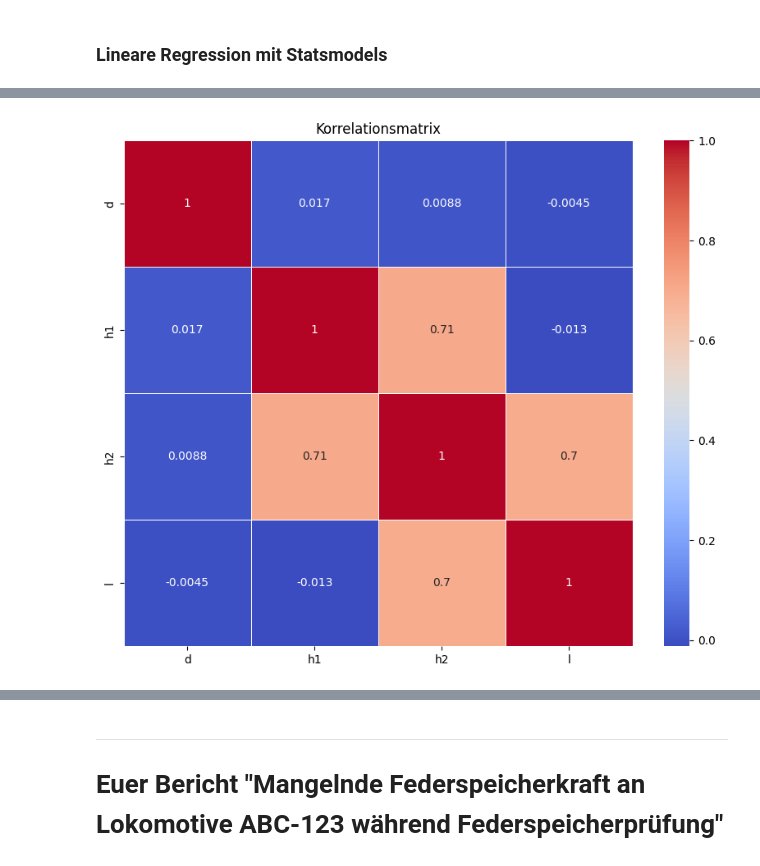
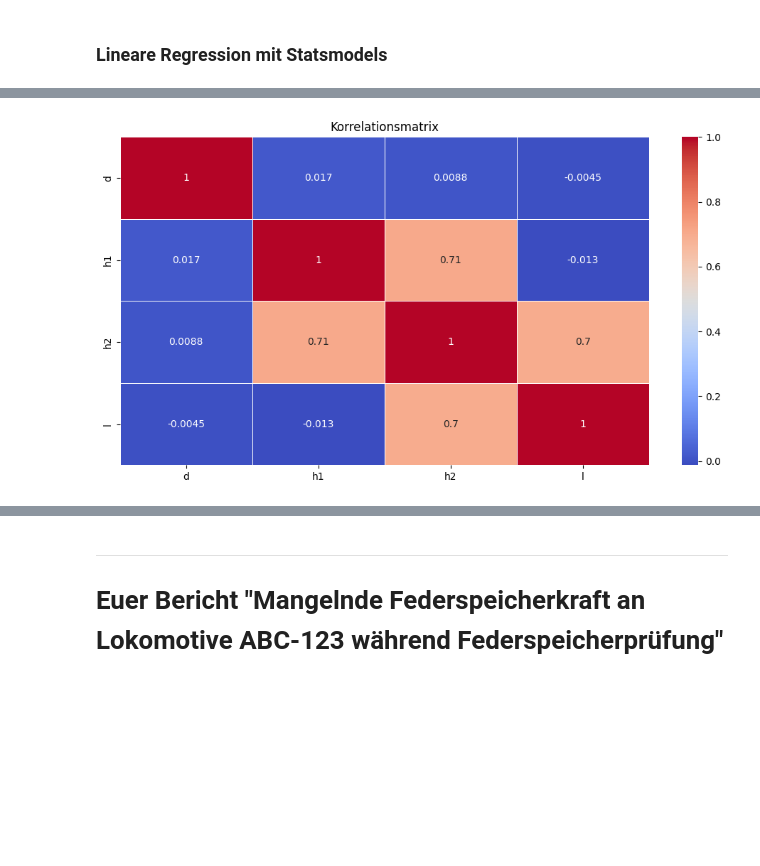
Before and after one commit to FHAC-MdQM/data-exploration-dembski21, a Jupyter notebook: LoadPBdata.ipynb, the cells around one changed output, grey strips where cells are left out. Cells and saved outputs as stored; diff of their text form; code cells hidden in the pictures; blank space fills up the shorter version.

```diff
--- a/LoadPBdata.ipynb
+++ b/LoadPBdata.ipynb
@@ -170,20 +170,20 @@ Regressionsergebnisse für l:
 # %%
 import pandas as pd
 import seaborn as sns
 import matplotlib.pyplot as plt
 
 # Annahme: Sie haben bereits Ihre Daten in ein DataFrame (df) geladen.
 X = df[["d", "h1", "h2", "l"]]
 # Berechnen der Korrelationsmatrix
 corr_matrix = X.corr()
 
 # Erstellen eines Heatmaps mit Seaborn
-plt.figure(figsize=(10, 8))
+plt.figure(figsize=(12, 6))
 sns.heatmap(corr_matrix, annot=True, cmap='coolwarm', linewidths=0.5)
 plt.title("Korrelationsmatrix")
 plt.show()
 # %% [output]
-[figure, old version]
+[figure, new version]
 # %%
 import numpy as np
 import statsmodels.api as sm
```
Also changed, not shown: parts of 5 cells of this notebook.
